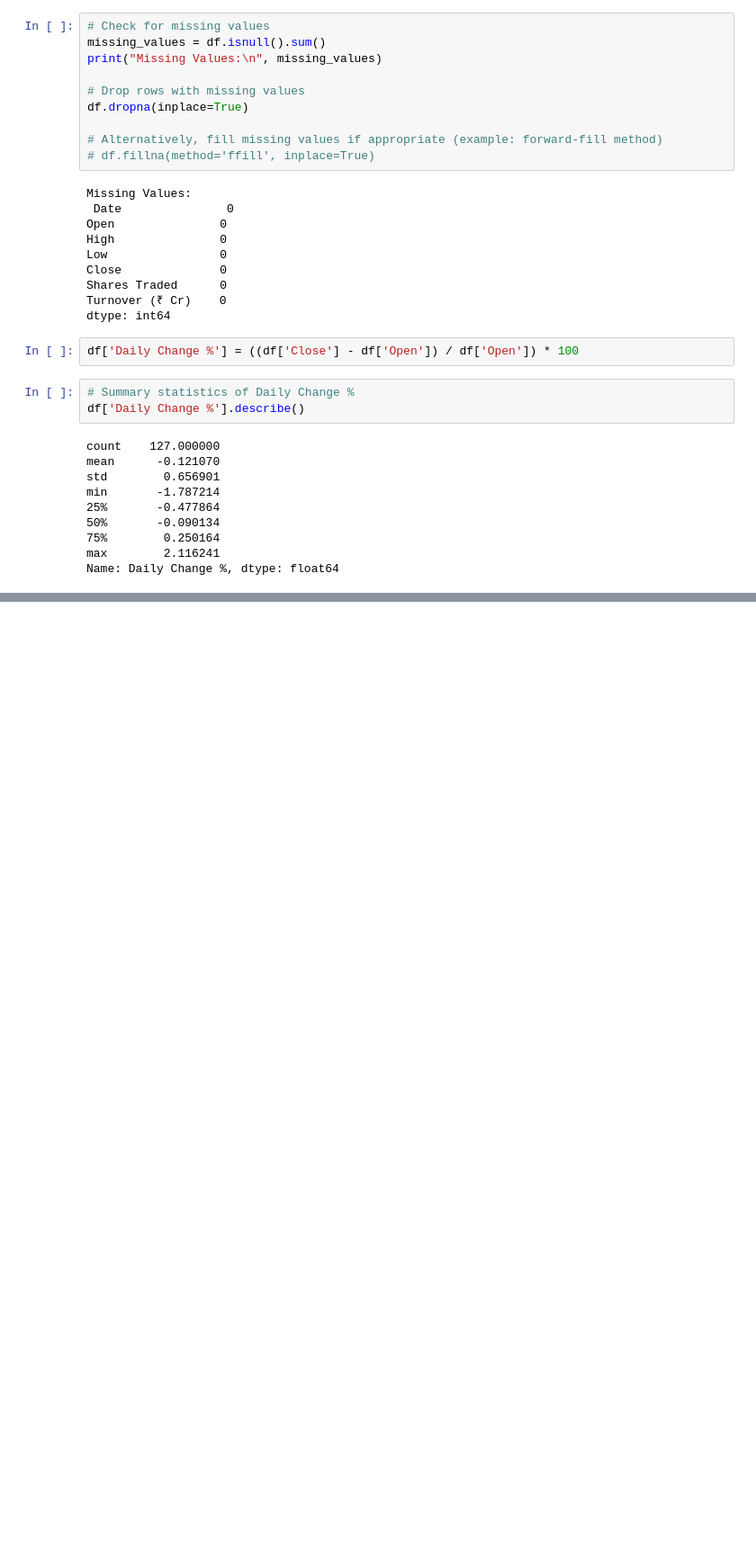
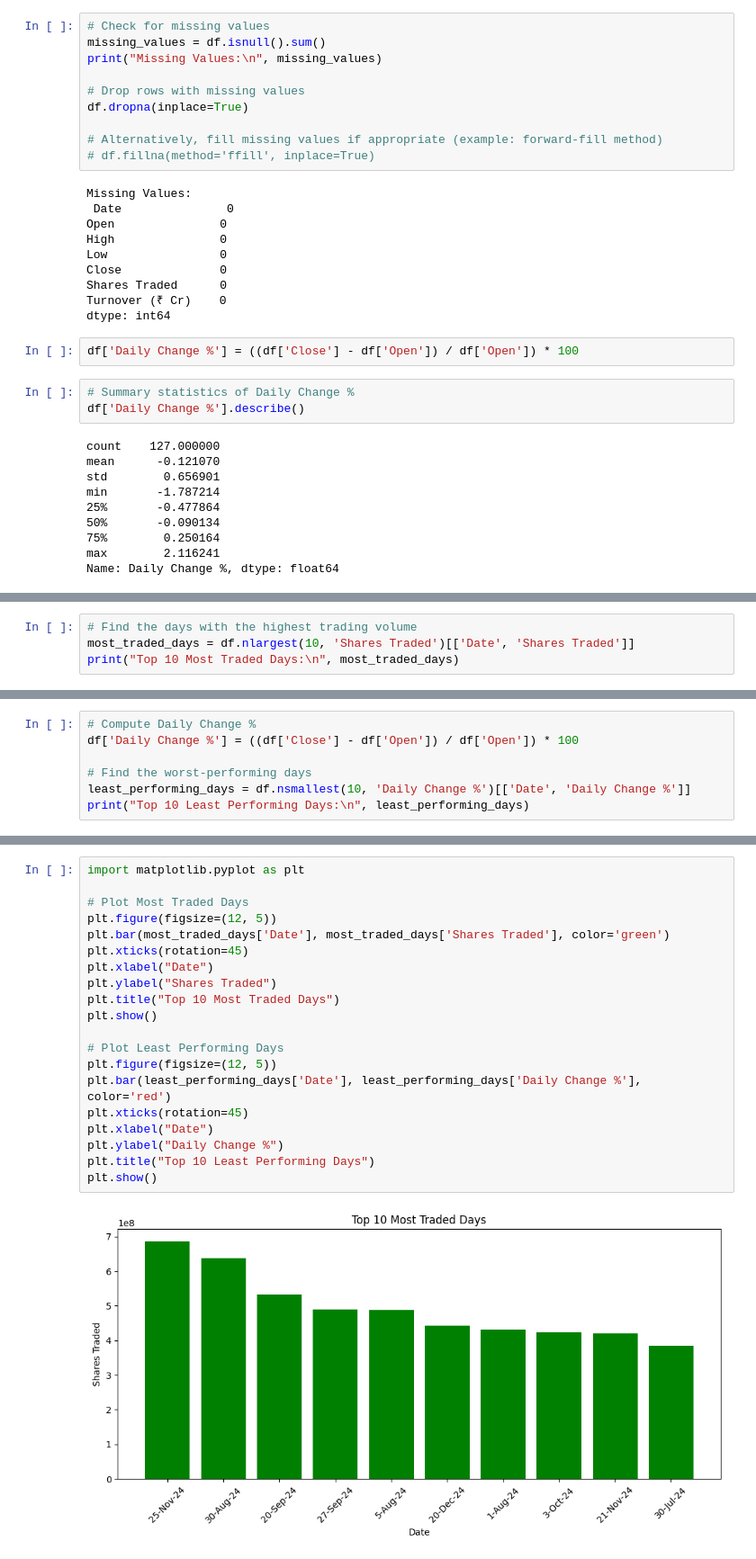
Before and after one commit to Tushar321Khandelwal/stock-market-Analyzer, a Jupyter notebook: analyzer.ipynb, the cells around one changed output, grey strips where cells are left out. Shown at 90% size. Cells and saved outputs as stored; diff of their text form; blank space fills up the shorter version.

```diff
--- a/analyzer.ipynb
+++ b/analyzer.ipynb
@@ -85,0 +80,4 @@ Available Columns: Index(['Date', 'Open', 'High', 'Low', 'Close', 'Shares Traded
+# %%
+# Find the days with the highest trading volume
+most_traded_days = df.nlargest(10, 'Shares Traded')[['Date', 'Shares Traded']]
+print("Top 10 Most Traded Days:\n", most_traded_days)
@@ -85,0 +97,7 @@ Available Columns: Index(['Date', 'Open', 'High', 'Low', 'Close', 'Shares Traded
+# %%
+# Compute Daily Change %
+df['Daily Change %'] = ((df['Close'] - df['Open']) / df['Open']) * 100
+
+# Find the worst-performing days
+least_performing_days = df.nsmallest(10, 'Daily Change %')[['Date', 'Daily Change %']]
+print("Top 10 Least Performing Days:\n", least_performing_days)
@@ -85,0 +117,22 @@ Available Columns: Index(['Date', 'Open', 'High', 'Low', 'Close', 'Shares Traded
+# %%
+import matplotlib.pyplot as plt
+
+# Plot Most Traded Days
+plt.figure(figsize=(12, 5))
+plt.bar(most_traded_days['Date'], most_traded_days['Shares Traded'], color='green')
+plt.xticks(rotation=45)
+plt.xlabel("Date")
+plt.ylabel("Shares Traded")
+plt.title("Top 10 Most Traded Days")
+plt.show()
+
+# Plot Least Performing Days
+plt.figure(figsize=(12, 5))
+plt.bar(least_performing_days['Date'], least_performing_days['Daily Change %'], color='red')
+plt.xticks(rotation=45)
+plt.xlabel("Date")
+plt.ylabel("Daily Change %")
+plt.title("Top 10 Least Performing Days")
+plt.show()
+# %% [output]
+[figure, added]
```
Also changed, not shown: parts of 5 cells of this notebook, 2 other files.
